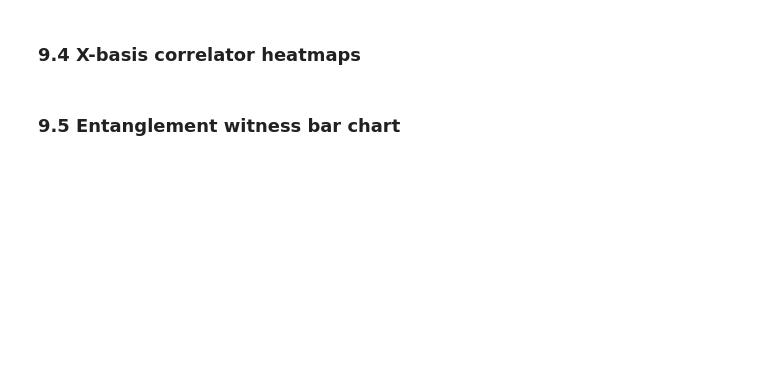
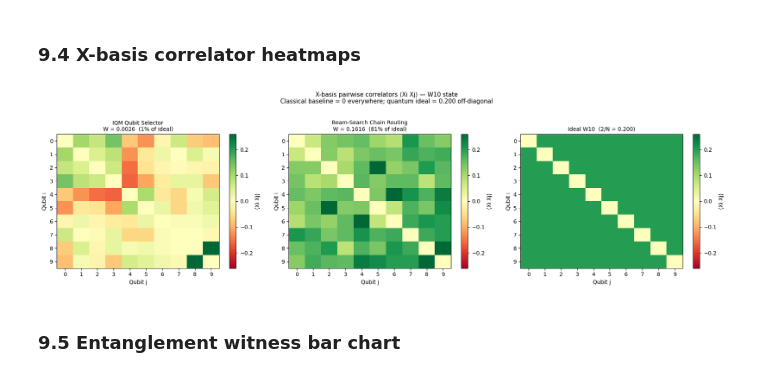
Before and after one commit to GrigoVyd/iqm_qte, a Jupyter notebook: routing_comparison.ipynb, the cells around one changed output. Saved outputs shown, nothing was run; the diff lists cells and outputs as text; code cells hidden in the pictures; blank space fills up the shorter version.

```diff
--- a/routing_comparison.ipynb
+++ b/routing_comparison.ipynb
@@ -630,32 +615,32 @@ print(f"  C Chain Routing:              {W_chain:.4f}  ({W_chain/ideal_corr*100:
 # %%
 vmax = max(ideal_corr * 1.3, 0.01)
 
-fig, axes = plt.subplots(1, 4, figsize=(24, 5))
+fig, axes = plt.subplots(1, 3, figsize=(18, 5))
 
 def plot_corr(ax, C, title):
     im = ax.imshow(C, cmap="RdYlGn", vmin=-vmax, vmax=vmax, aspect="auto")
     ax.set_title(title, fontsize=10)
     ax.set_xlabel("Qubit j"); ax.set_ylabel("Qubit i")
     ax.set_xticks(range(N_QUBITS)); ax.set_yticks(range(N_QUBITS))
     plt.colorbar(im, ax=ax, label="⟨Xi Xj⟩")
 
 plot_corr(axes[0], C_iqm,
-          f"A: IQM Qubit Selector\nW = {W_iqm:.4f}  ({W_iqm/ideal_corr*100:.0f}% of ideal)")
-plot_corr(axes[1], C_iqm_path,
-          f"B: IQM Selector + No SWAP\nW = {W_iqm_path:.4f}  ({W_iqm_path/ideal_corr*100:.0f}% of ideal)")
-plot_corr(axes[2], C_chain,
-          f"C: Beam-Search Chain\nW = {W_chain:.4f}  ({W_chain/ideal_corr*100:.0f}% of ideal)")
+          f"IQM Qubit Selector\nW = {W_iqm:.4f}  ({W_iqm/ideal_corr*100:.0f}% of ideal)")
+plot_corr(axes[1], C_chain,
+          f"Beam-Search Chain Routing\nW = {W_chain:.4f}  ({W_chain/ideal_corr*100:.0f}% of ideal)")
 
 ideal_M = np.full((N_QUBITS, N_QUBITS), ideal_corr)
 np.fill_diagonal(ideal_M, 0)
-plot_corr(axes[3], ideal_M, f"Ideal W{N_QUBITS}  (2/N = {ideal_corr:.3f})")
+plot_corr(axes[2], ideal_M, f"Ideal W{N_QUBITS}  (2/N = {ideal_corr:.3f})")
 
 plt.suptitle(
     f"X-basis pairwise correlators ⟨Xi Xj⟩ — W{N_QUBITS} state\n"
     f"Classical baseline = 0 everywhere; quantum ideal = {ideal_corr:.3f} off-diagonal",
     fontsize=11, y=1.02)
 plt.tight_layout()
 plt.show()
+# %% [output]
+[figure, added]
 # %% [markdown]
 ### 9.5 Entanglement witness bar chart
 # %%
```
Also changed, not shown: parts of 18 cells of this notebook, 3 other files.
